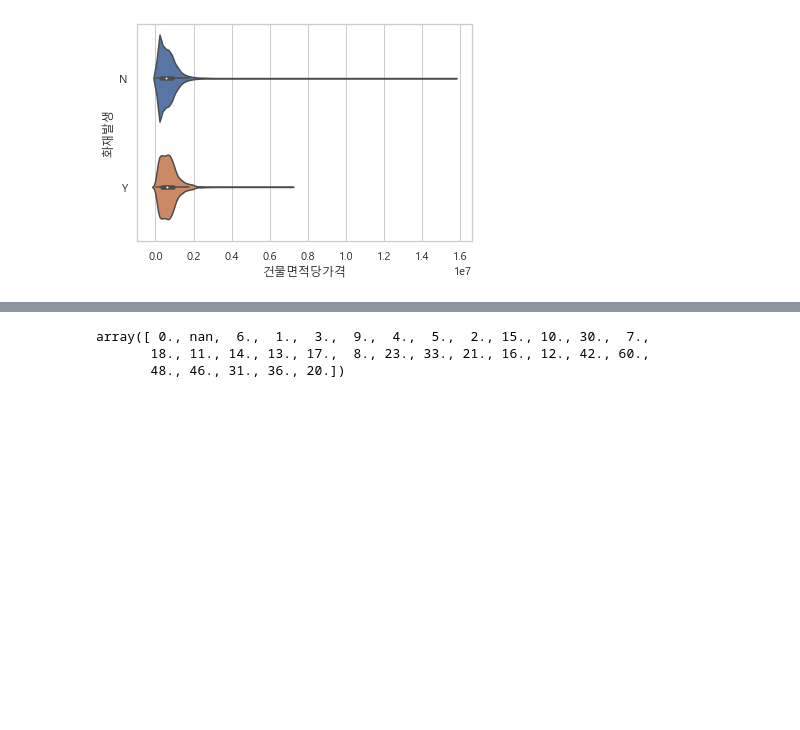
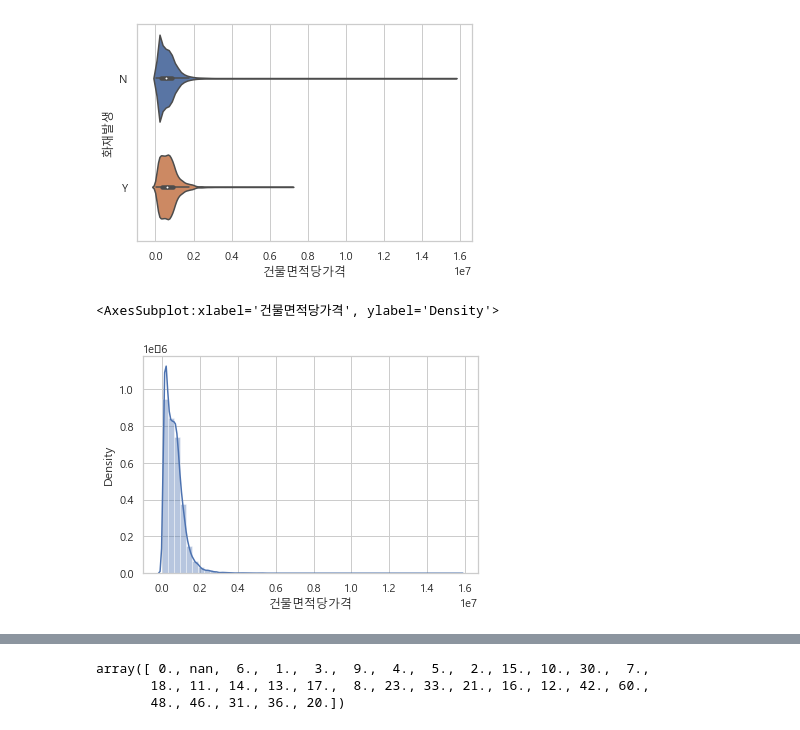
Before and after one commit to Jihwan98/2021-1, a Jupyter notebook: Data_Science/final_report.ipynb, the cells around one changed output, grey strips where cells are left out. Drawn from its saved outputs; the diff is of its cells as text; code cells hidden in the pictures; blank space fills up the shorter version.

```diff
--- a/Data_Science/final_report.ipynb
+++ b/Data_Science/final_report.ipynb
@@ -380,4 +536,5 @@ df["건물구조"] = df["건물구조"].fillna("NA")
 # %%
+df["건물승인일자"] = df["건물승인일자"].fillna(9999)
 # 년도만 남기기
 df["건물승인일자"] = df["건물승인일자"].astype(str).map(lambda x: x[0:4])
 # %%
@@ -403,2 +560,4 @@ array(['nan', '1988', '1965', '2002', '2000', '1983', '1972', '2006',
+# %%
+df["건물승인일자"] = df["건물승인일자"].astype(int).map(lambda x: x if x < 2020 else 0)
 # %%
-df["건물승인일자"] = df["건물승인일자"].fillna("NA")
+df["건물승인일자"].unique()
@@ -404,0 +581,4 @@ df["건물승인일자"] = df["건물승인일자"].fillna("NA")
+# %%
+df["건물승인일자_년대"] = df["건물승인일자"].astype(int).map(lambda x: "2000s" if x >= 2000 else "1950s" if x >= 1950 else "1900s"
+                                               if x >= 1900 else "1850s" if x >= 1850 else "1800s" if x >= 1800 else "1750s"
+                                               if x >= 1750 else "1700s" if x >= 1700 else "1600s" if x >= 1600 else "NA")
@@ -422,3 +609,8 @@ sns.violinplot(x='건물면적당가격', y="화재발생", data=df)
 # %% [output]
 <AxesSubplot:xlabel='건물면적당가격', ylabel='화재발생'>
 [figure]
+# %%
+sns.distplot(df["건물면적당가격"], bins=50)
+# %% [output]
+<AxesSubplot:xlabel='건물면적당가격', ylabel='Density'>
+[figure, added]
```
Also changed, not shown: parts of 77 cells of this notebook.
